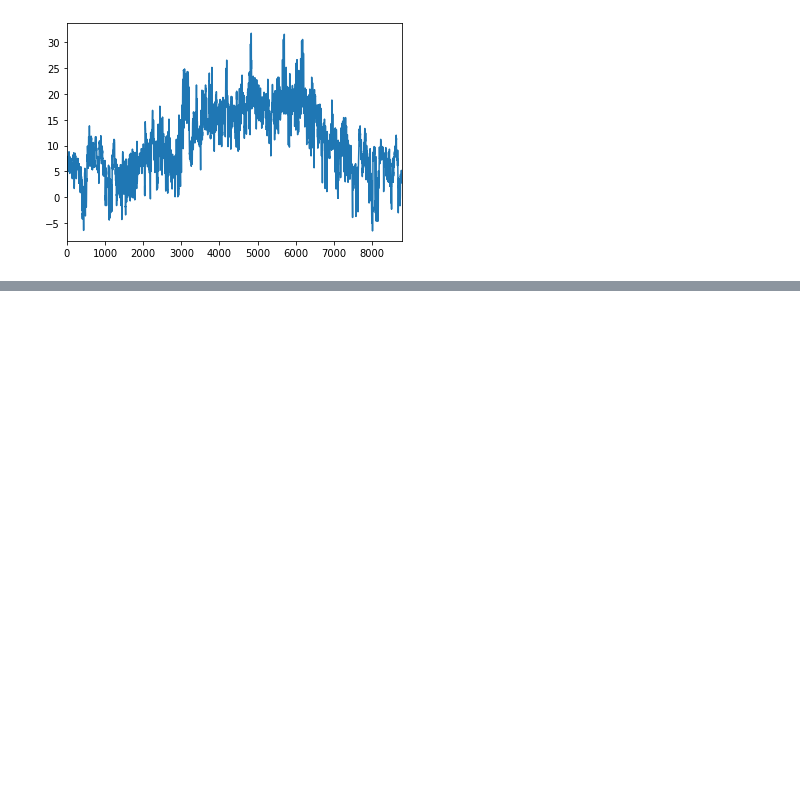
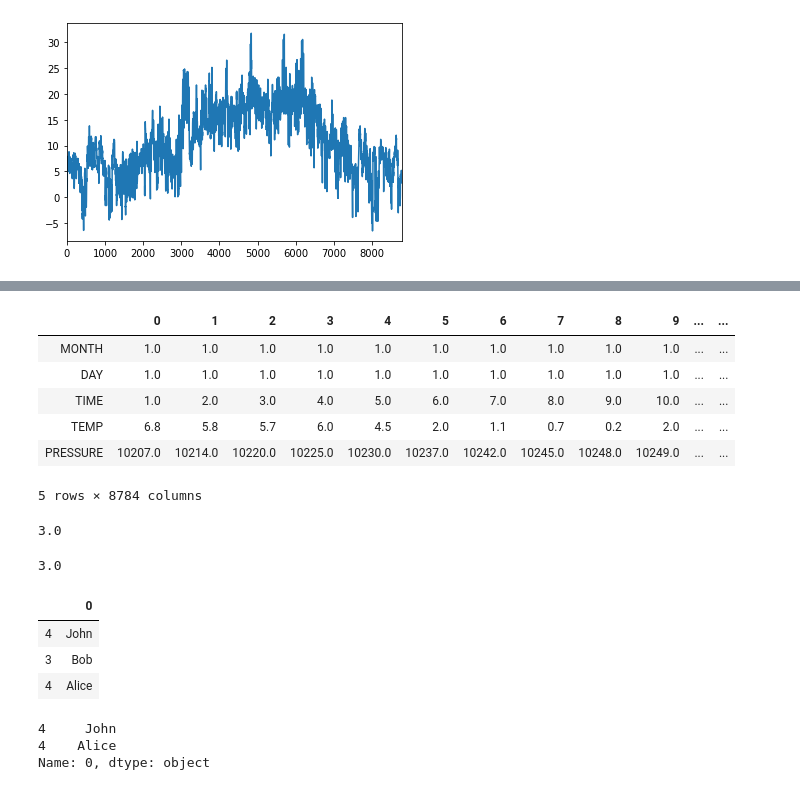
Before and after one commit to qbaiprzyjaciele/statistics-and-datascience, a Jupyter notebook: PandasCourse/CourseExamples.ipynb, the cells around one changed output, grey strips where cells are left out. Saved outputs shown, nothing was run; the diff lists cells and outputs as text; code cells hidden in the pictures; blank space fills up the shorter version.

Commit message:
dataframe exc

```diff
--- a/PandasCourse/CourseExamples.ipynb
+++ b/PandasCourse/CourseExamples.ipynb
@@ -88,0 +123,19 @@ df['TEMP'].plot.hist(bins=100)
+# %%
+dft = df.T
+dft
+# %% [output]
+|  | 0 | 1 | 2 | 3 | 4 | 5 | 6 | 7 | 8 | 9 | ... | ... |
+| MONTH | 1.0 | 1.0 | 1.0 | 1.0 | 1.0 | 1.0 | 1.0 | 1.0 | 1.0 | 1.0 | ... | ... |
+| DAY | 1.0 | 1.0 | 1.0 | 1.0 | 1.0 | 1.0 | 1.0 | 1.0 | 1.0 | 1.0 | ... | ... |
+| TIME | 1.0 | 2.0 | 3.0 | 4.0 | 5.0 | 6.0 | 7.0 | 8.0 | 9.0 | 10.0 | ... | ... |
+| TEMP | 6.8 | 5.8 | 5.7 | 6.0 | 4.5 | 2.0 | 1.1 | 0.7 | 0.2 | 2.0 | ... | ... |
+| PRESSURE | 10207.0 | 10214.0 | 10220.0 | 10225.0 | 10230.0 | 10237.0 | 10242.0 | 10245.0 | 10248.0 | 10249.0 | ... | ... |
+5 rows × 8784 columns
+# %%
+dft[2]['TIME'] # you can retrieve kolumn by name only (in this case column is a number but it wouldnt if it was string)
+# %% [output]
+3.0
+# %%
+dft[2][2] #rows however you can retrieve by both name and index
+# %% [output]
+3.0
@@ -88,0 +144,13 @@ df['TEMP'].plot.hist(bins=100)
+# %%
+t
+# %% [output]
+|  | 0 |
+| 4 | John |
+| 3 | Bob |
+| 4 | Alice |
+# %%
+t[0][4] #both rows retrieved
+# %% [output]
+4     John
+4    Alice
+Name: 0, dtype: object
```
Also changed, not shown: parts of 5 cells of this notebook.
